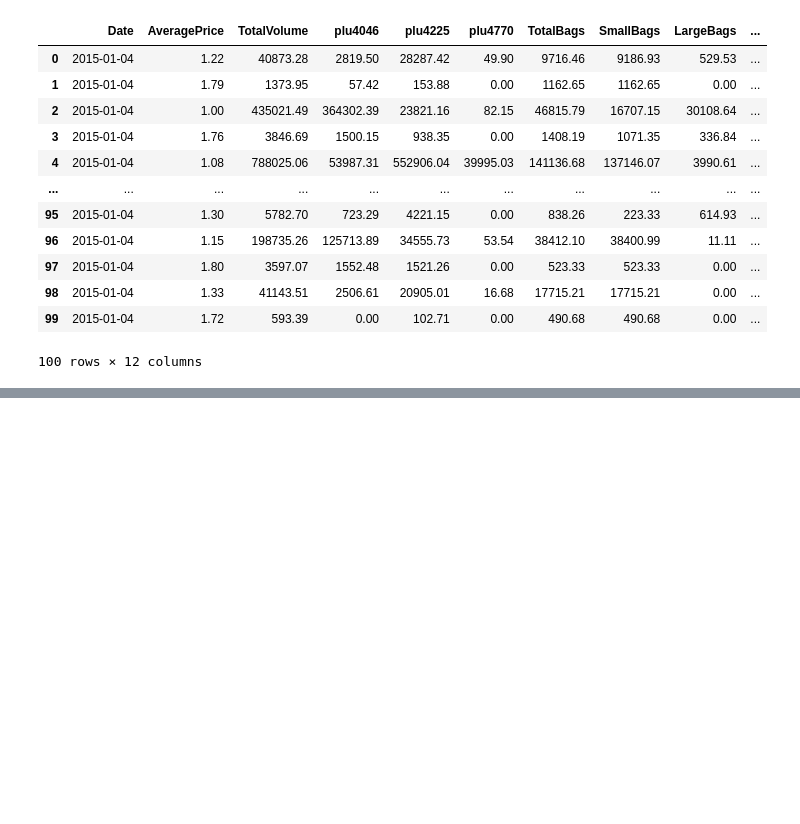
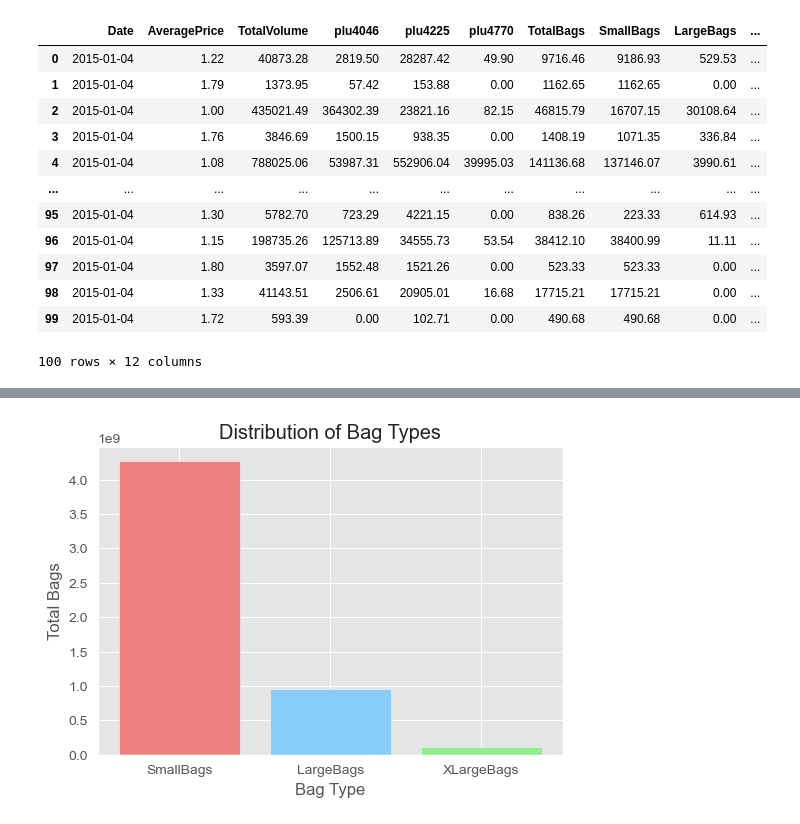
Before and after one commit to Aston327/ExploreAI---Python-Group-Project, a Jupyter notebook: Khuthadzo_Total_Bags.ipynb, the cells around one changed output, grey strips where cells are left out. Saved outputs shown, nothing was run; the diff lists cells and outputs as text; code cells hidden in the pictures; blank space fills up the shorter version.

```diff
--- a/Khuthadzo_Total_Bags.ipynb
+++ b/Khuthadzo_Total_Bags.ipynb
@@ -31,0 +49,19 @@ avocado_data.head(100)
+# %%
+# Assuming avocado_data is your DataFrame
+bag_types = ['SmallBags', 'LargeBags', 'XLargeBags']
+total_bags = {bag: avocado_data[bag].sum() for bag in bag_types}
+
+# Create data for the bar plot
+labels = list(total_bags.keys())
+sizes = list(total_bags.values())
+colors = ['lightcoral', 'lightskyblue', 'lightgreen']
+
+# Plot the bar chart
+plt.figure(figsize=(6, 4))
+plt.bar(labels, sizes, color=colors)
+plt.xlabel('Bag Type')
+plt.ylabel('Total Bags')
+plt.title('Distribution of Bag Types')
+plt.show()
+# %% [output]
+[figure, added]
```
Also changed, not shown: parts of 9 cells of this notebook, 1 other file.
